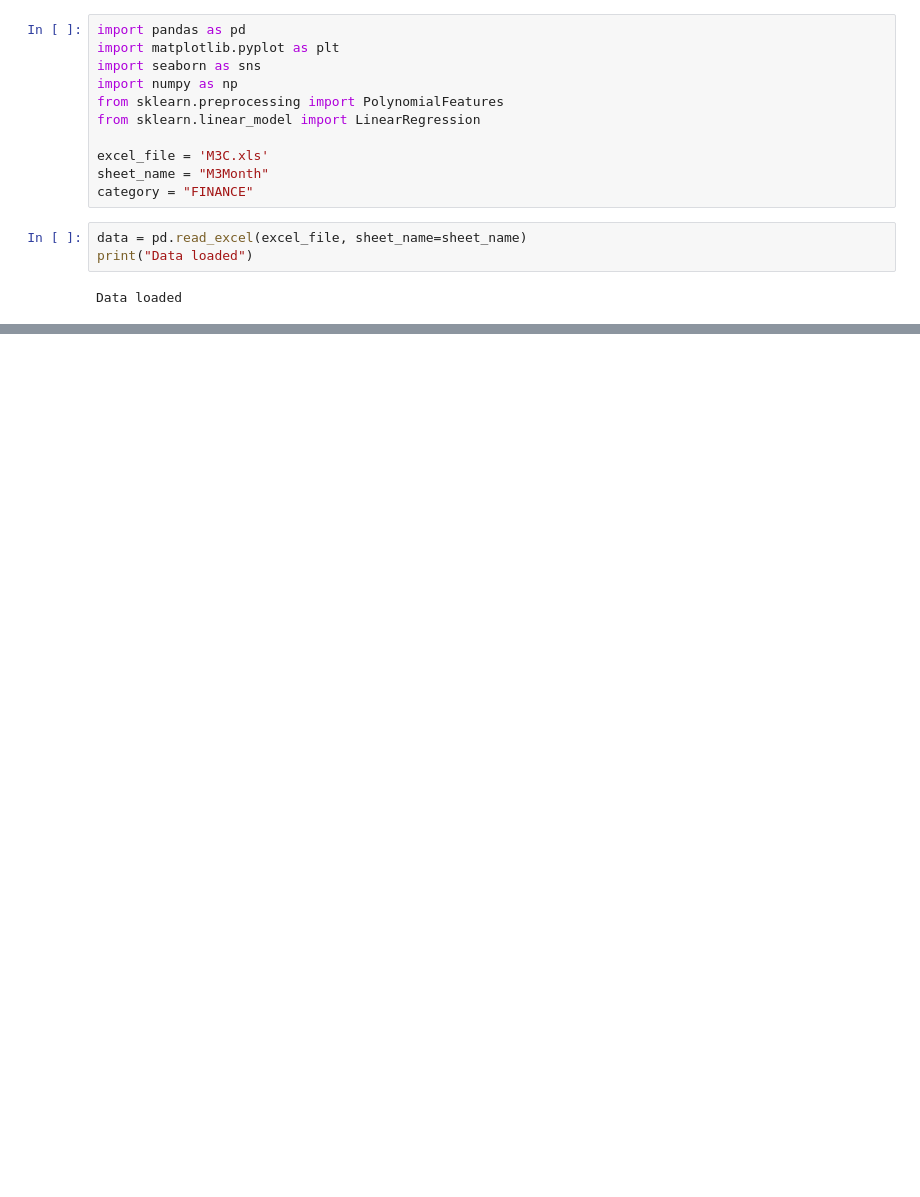
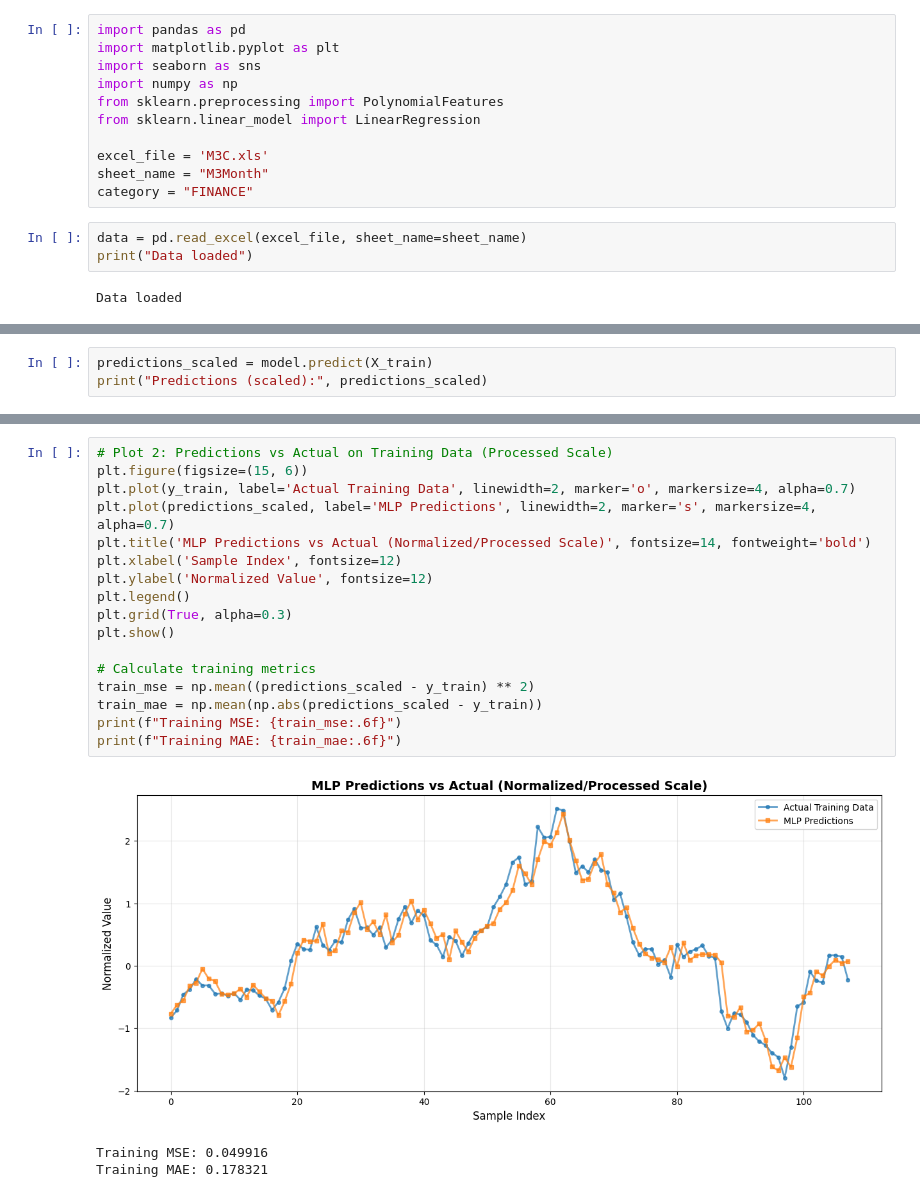
Before and after one commit to thomasvedaa/neuralnetworks, a Jupyter notebook: processing.ipynb, the cells around one changed output, grey strips where cells are left out. Cells and saved outputs as stored; diff of their text form; blank space fills up the shorter version.

```diff
--- a/processing.ipynb
+++ b/processing.ipynb
@@ -70,0 +246,3 @@ plt.legend()
+# %%
+predictions_scaled = model.predict(X_train)
+print("Predictions (scaled):", predictions_scaled)
@@ -70,0 +287,21 @@ plt.legend()
+# %%
+# Plot 2: Predictions vs Actual on Training Data (Processed Scale)
+plt.figure(figsize=(15, 6))
+plt.plot(y_train, label='Actual Training Data', linewidth=2, marker='o', markersize=4, alpha=0.7)
+plt.plot(predictions_scaled, label='MLP Predictions', linewidth=2, marker='s', markersize=4, alpha=0.7)
+plt.title('MLP Predictions vs Actual (Normalized/Processed Scale)', fontsize=14, fontweight='bold')
+plt.xlabel('Sample Index', fontsize=12)
+plt.ylabel('Normalized Value', fontsize=12)
+plt.legend()
+plt.grid(True, alpha=0.3)
+plt.show()
+
+# Calculate training metrics
+train_mse = np.mean((predictions_scaled - y_train) ** 2)
+train_mae = np.mean(np.abs(predictions_scaled - y_train))
+print(f"Training MSE: {train_mse:.6f}")
+print(f"Training MAE: {train_mae:.6f}")
+# %% [output]
+[figure, added]
+Training MSE: 0.049916
+Training MAE: 0.178321
```
Also changed, not shown: parts of 17 cells of this notebook.
